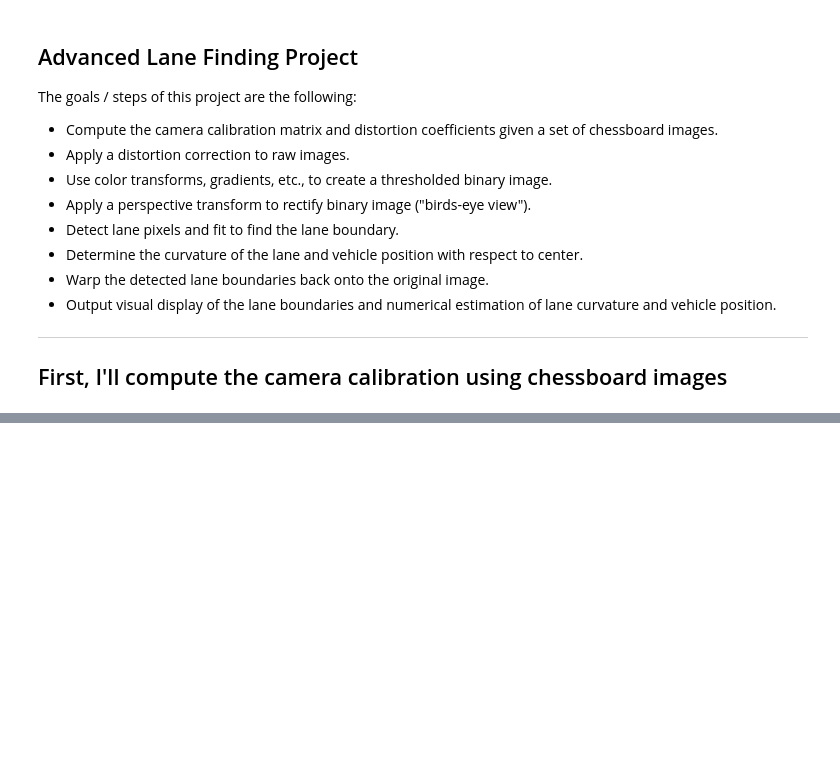
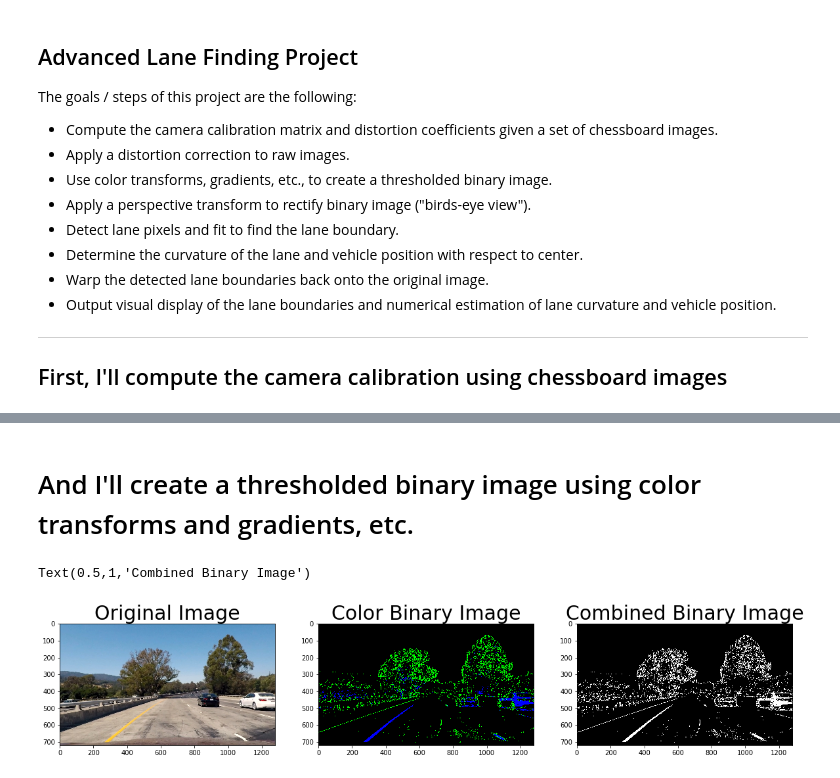
Before and after one commit to zenXun/data-science-roadmap, a Jupyter notebook: udacity-self-driving/advanced-lane-detection/examples/example.ipynb, the cells around one changed output, grey strips where cells are left out. Cells and saved outputs as stored; diff of their text form; code cells hidden in the pictures; blank space fills up the shorter version.

```diff
--- a/udacity-self-driving/advanced-lane-detection/examples/example.ipynb
+++ b/udacity-self-driving/advanced-lane-detection/examples/example.ipynb
@@ -57,0 +76,43 @@ cv2.destroyAllWindows()
+# %% [markdown]
+# And I'll create a thresholded binary image using color transforms and gradients, etc.
+# %%
+def color_binary(img, s_thresh=(170, 255), sx_thresh=(20, 100)):
+    img = np.copy(img)
+    # Convert to HLS color space and separate the V channel
+    hls = cv2.cvtColor(img, cv2.COLOR_RGB2HLS)
+    l_channel = hls[:,:,1]
+    s_channel = hls[:,:,2]
+
+    # Sobel x
+    sobelx = cv2.Sobel(l_channel, cv2.CV_64F, 1, 0) # Take the derivative in x
+    abs_sobelx = np.absolute(sobelx) # Absolute x derivative to accentuate lines away from horizontal
+    scaled_sobel = np.uint8(255*abs_sobelx/np.max(abs_sobelx))
+
+    # Threshold x gradient
+    sxbinary = np.zeros_like(scaled_sobel)
+    sxbinary[(scaled_sobel >= sx_thresh[0]) & (scaled_sobel <= sx_thresh[1])] = 1
+
+    # Threshold color channel
+    s_binary = np.zeros_like(s_channel)
+    s_binary[(s_channel >= s_thresh[0]) & (s_channel <= s_thresh[1])] = 1
+
+    # Stack each channel
+    color_binary = np.dstack(( np.zeros_like(sxbinary), sxbinary, s_binary)) * 255
+
+    # Combine the two binary thresholds
+    combined_binary = np.zeros_like(sxbinary)
+    combined_binary[(s_binary == 1) | (sxbinary == 1)] = 1
+
+    return color_binary, combined_binary
+
+color_img, binary_image = color_binary(undistorted_img)
+f, (ax1, ax2, ax3) = plt.subplots(1, 3, figsize=(20,10))
+ax1.imshow(undistorted_img)
+ax1.set_title('Original Image', fontsize=30)
+ax2.imshow(color_img)
+ax2.set_title('Color Binary Image', fontsize=30)
+ax3.imshow(binary_image, cmap='gray')
+ax3.set_title('Combined Binary Image', fontsize=30)
+# %% [output]
+Text(0.5,1,'Combined Binary Image')
+[figure, added]
```
Also changed, not shown: parts of 11 cells of this notebook, 2 other files.
